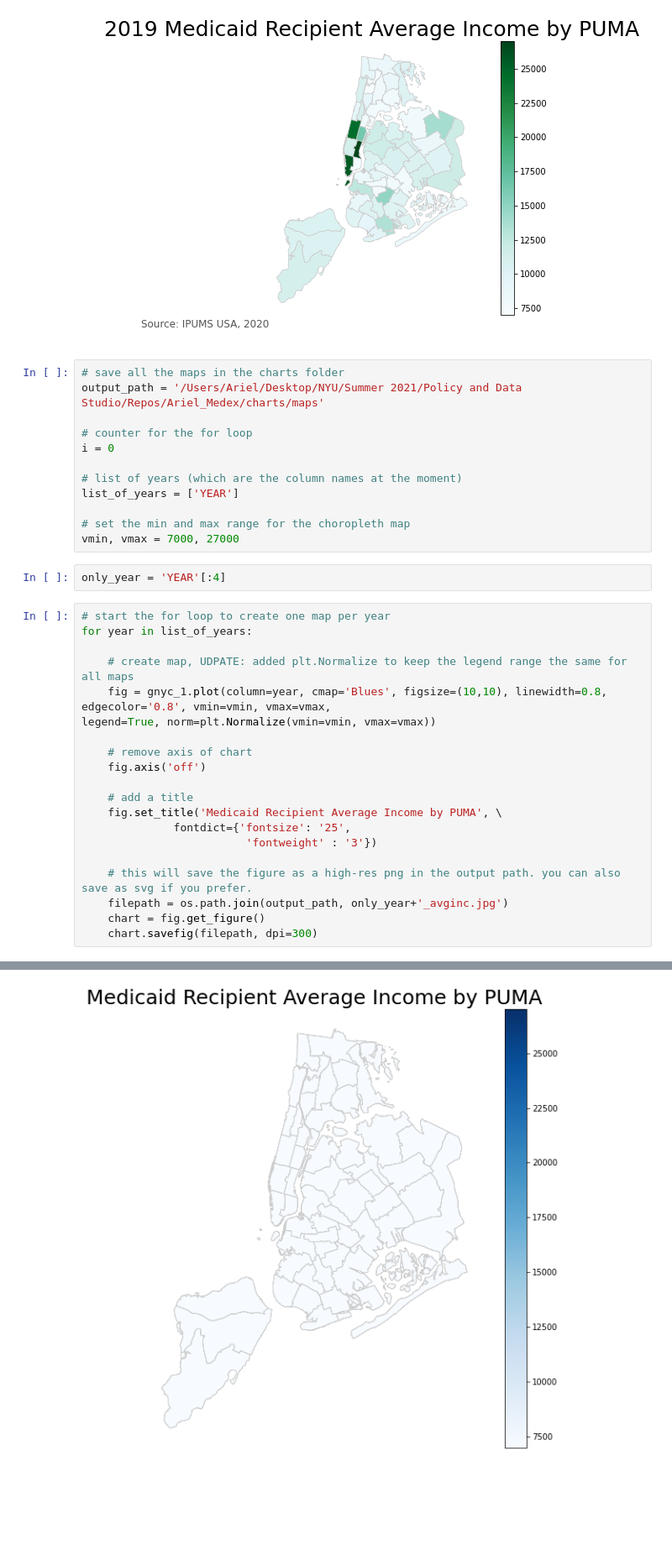
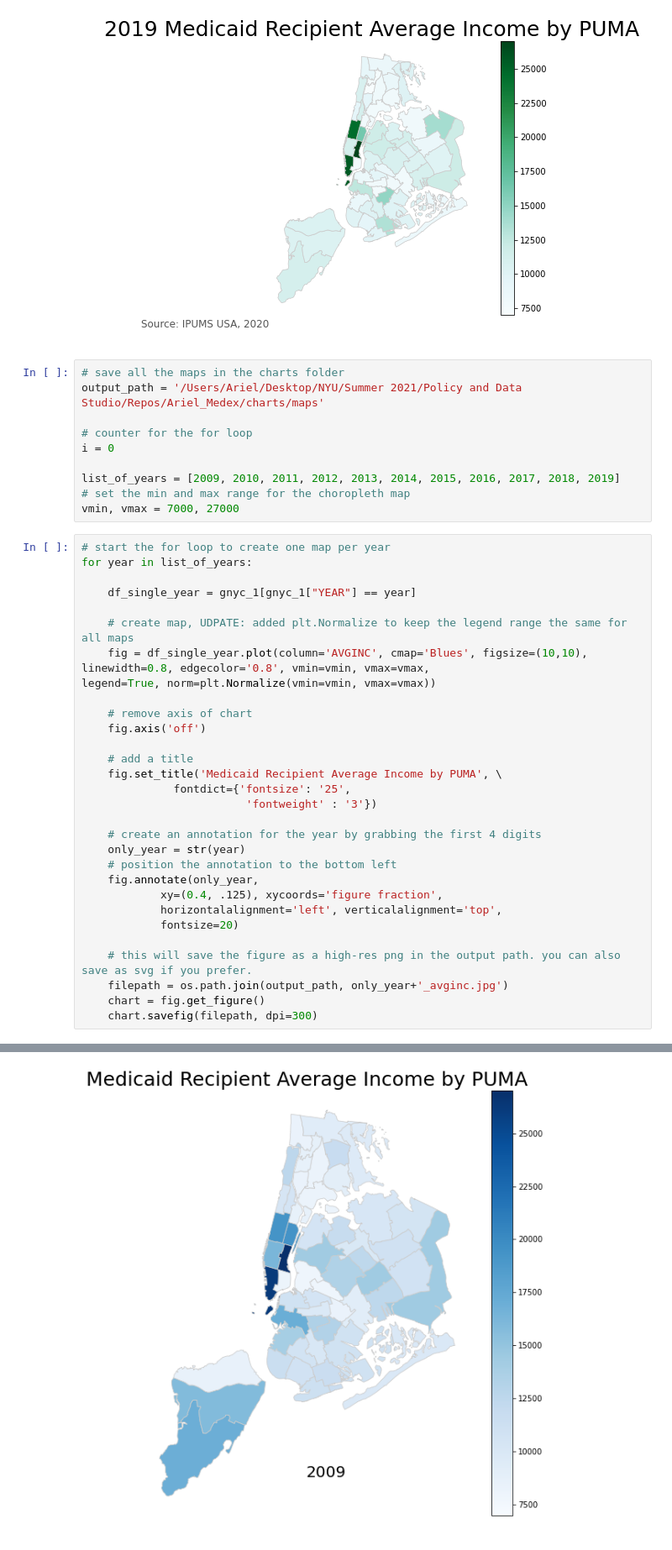
Before and after one commit to mspp-data-studio-2021/Ariel_Medex, a Jupyter notebook: Map Visualizations.ipynb, the cells around one changed output, grey strips where cells are left out. Shown at 84% size. Saved outputs shown, nothing was run; the diff lists cells and outputs as text; blank space fills up the shorter version.

Commit message:
Created maps for each year of data

```diff
--- a/Map Visualizations.ipynb
+++ b/Map Visualizations.ipynb
@@ -318,19 +280,17 @@ output_path = '/Users/Ariel/Desktop/NYU/Summer 2021/Policy and Data Studio/Repos
 # counter for the for loop
 i = 0
 
-# list of years (which are the column names at the moment)
-list_of_years = ['YEAR']
-
+list_of_years = [2009, 2010, 2011, 2012, 2013, 2014, 2015, 2016, 2017, 2018, 2019]
 # set the min and max range for the choropleth map
 vmin, vmax = 7000, 27000
-# %%
-only_year = 'YEAR'[:4]
 # %%
 # start the for loop to create one map per year
 for year in list_of_years:
 
+    df_single_year = gnyc_1[gnyc_1["YEAR"] == year]
+
     # create map, UDPATE: added plt.Normalize to keep the legend range the same for all maps
-    fig = gnyc_1.plot(column=year, cmap='Blues', figsize=(10,10), linewidth=0.8, edgecolor='0.8', vmin=vmin, vmax=vmax,
+    fig = df_single_year.plot(column='AVGINC', cmap='Blues', figsize=(10,10), linewidth=0.8, edgecolor='0.8', vmin=vmin, vmax=vmax,
 legend=True, norm=plt.Normalize(vmin=vmin, vmax=vmax))
 
     # remove axis of chart
@@ -341,6 +301,14 @@ legend=True, norm=plt.Normalize(vmin=vmin, vmax=vmax))
               fontdict={'fontsize': '25',
                          'fontweight' : '3'})
 
+    # create an annotation for the year by grabbing the first 4 digits
+    only_year = str(year)
+    # position the annotation to the bottom left
+    fig.annotate(only_year,
+            xy=(0.4, .125), xycoords='figure fraction',
+            horizontalalignment='left', verticalalignment='top',
+            fontsize=20)
+
     # this will save the figure as a high-res png in the output path. you can also save as svg if you prefer.
     filepath = os.path.join(output_path, only_year+'_avginc.jpg')
     chart = fig.get_figure()
@@ -350 +317 @@ NameError: name 'os' is not defined
-[figure, old version]
+[figure, new version]
```
Also changed, not shown: parts of 7 cells of this notebook.
